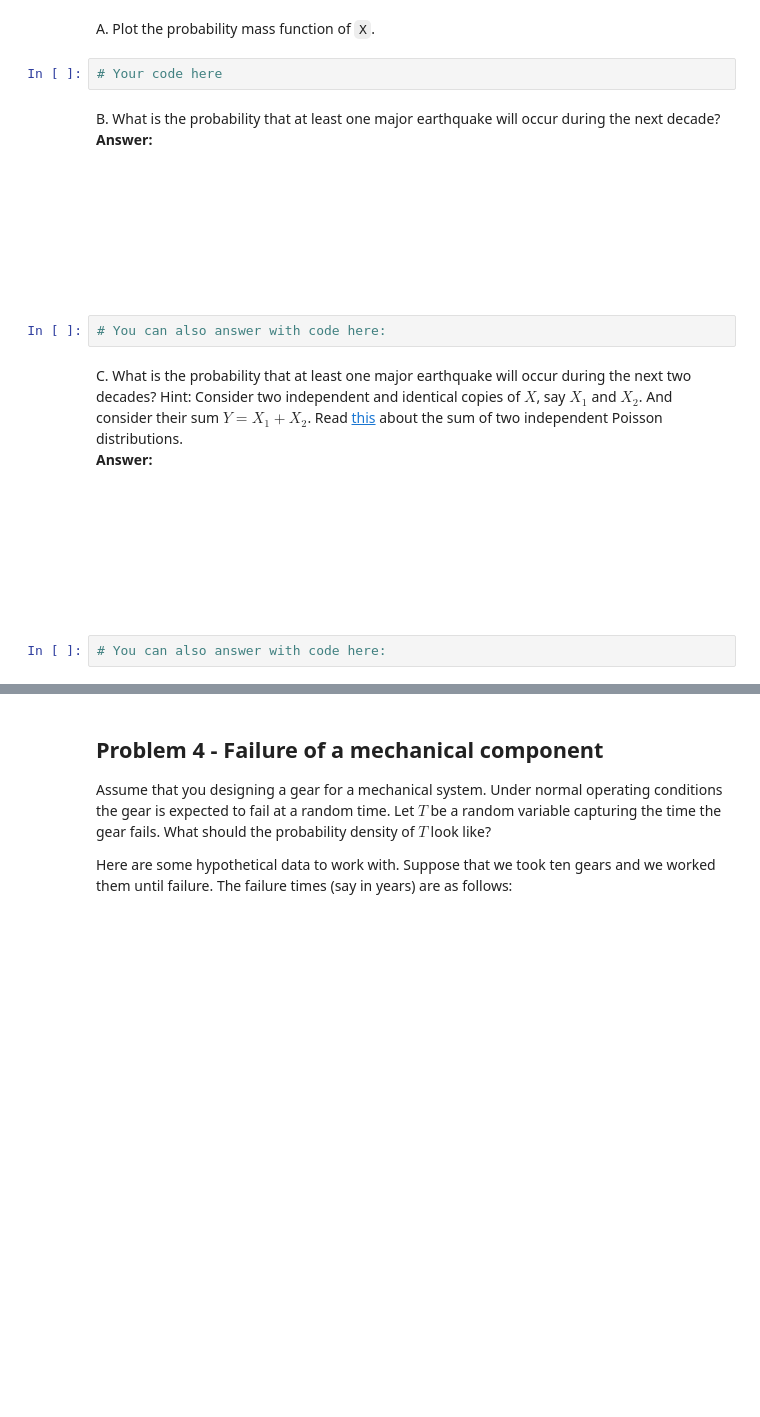
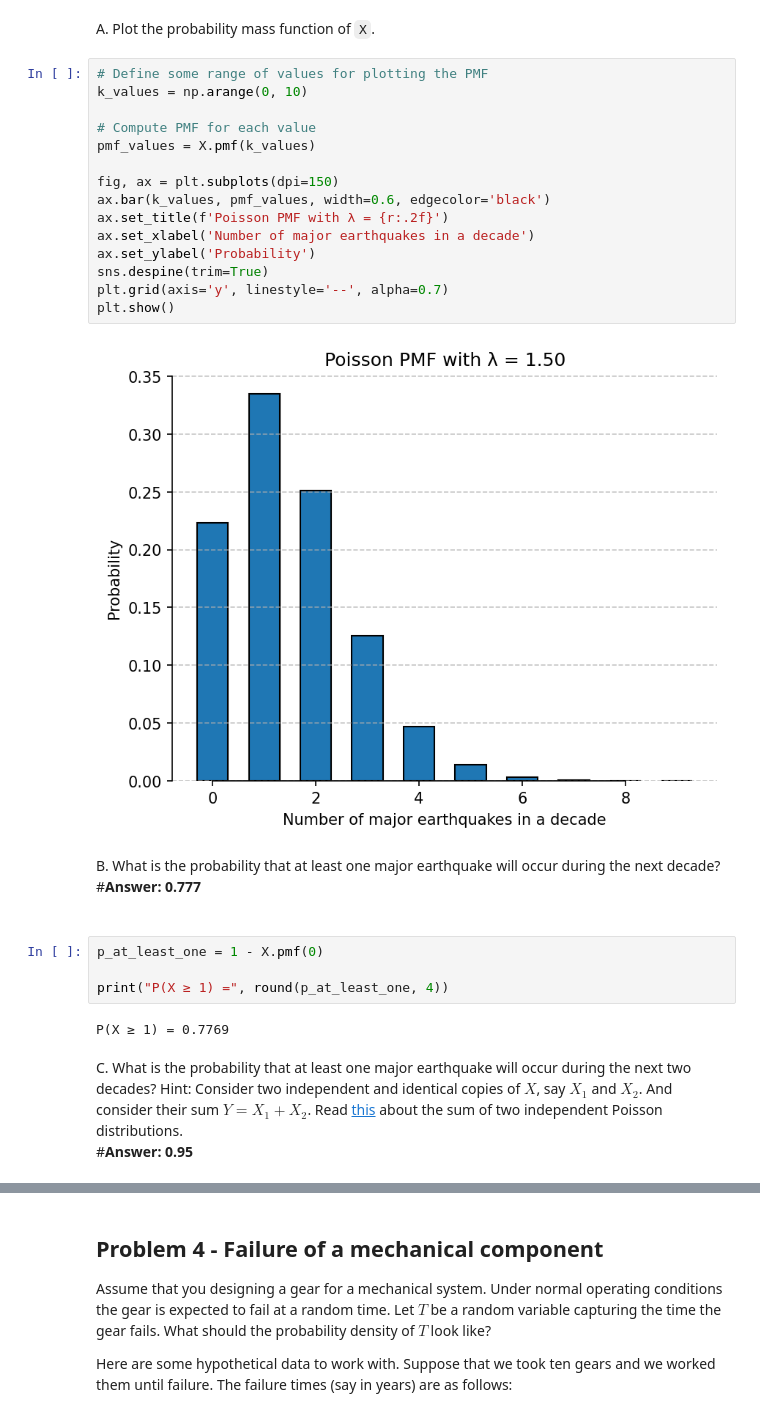
Before and after one commit to dereky925/me539-sciML, a Jupyter notebook: lecturebook/homework/homework-01.ipynb, the cells around one changed output, grey strips where cells are left out. Drawn from its saved outputs; the diff is of its cells as text; blank space fills up the shorter version.

```diff
--- a/lecturebook/homework/homework-01.ipynb
+++ b/lecturebook/homework/homework-01.ipynb
@@ -336,20 +432,37 @@ Let's define a Poisson distribution using ``scipy.stats.poisson`` (see documenta
 X = st.poisson(r)
 # %% [markdown]
 A. Plot the probability mass function of ``X``.
-# %%
-# Your code here
+# %%
+# Define some range of values for plotting the PMF
+k_values = np.arange(0, 10)
+
+# Compute PMF for each value
+pmf_values = X.pmf(k_values)
+
+fig, ax = plt.subplots(dpi=150)
+ax.bar(k_values, pmf_values, width=0.6, edgecolor='black')
+ax.set_title(f'Poisson PMF with λ = {r:.2f}')
+ax.set_xlabel('Number of major earthquakes in a decade')
+ax.set_ylabel('Probability')
+sns.despine(trim=True)
+plt.grid(axis='y', linestyle='--', alpha=0.7)
+plt.show()
+# %% [output]
+[figure, added]
 # %% [markdown]
 B. What is the probability that at least one major earthquake will occur during the next decade?<br>
-**Answer:**
-<br><br><br><br><br><br><br><br>
+#**Answer:  0.777**
+<br><br>
-# %%
-# You can also answer with code here:
+# %%
+p_at_least_one = 1 - X.pmf(0)
+
+print("P(X ≥ 1) =", round(p_at_least_one, 4))
+# %% [output]
+P(X ≥ 1) = 0.7769
 # %% [markdown]
 C. What is the probability that at least one major earthquake will occur during the next two decades?
 Hint: Consider two independent and identical copies of $X$, say $X_1$ and $X_2$.
 And consider their sum $Y = X_1 + X_2$. Read [this](https://en.wikipedia.org/wiki/Poisson_distribution#Sums_of_Poisson-distributed_random_variables) about the sum of two independent Poisson distributions.
 <br>
-**Answer:**
-<br><br><br><br><br><br><br><br>
+#**Answer: 0.95**
+<br>
-# %%
-# You can also answer with code here:
```
Also changed, not shown: parts of 30 cells of this notebook.
